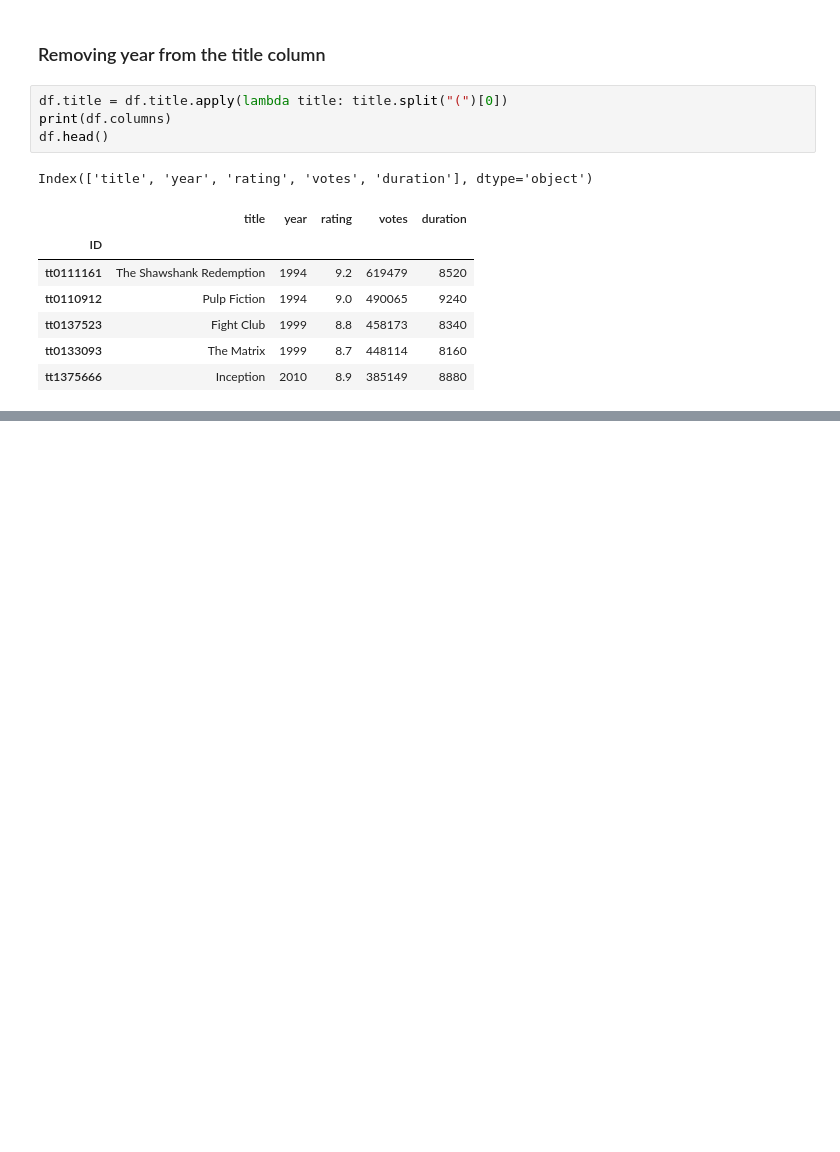
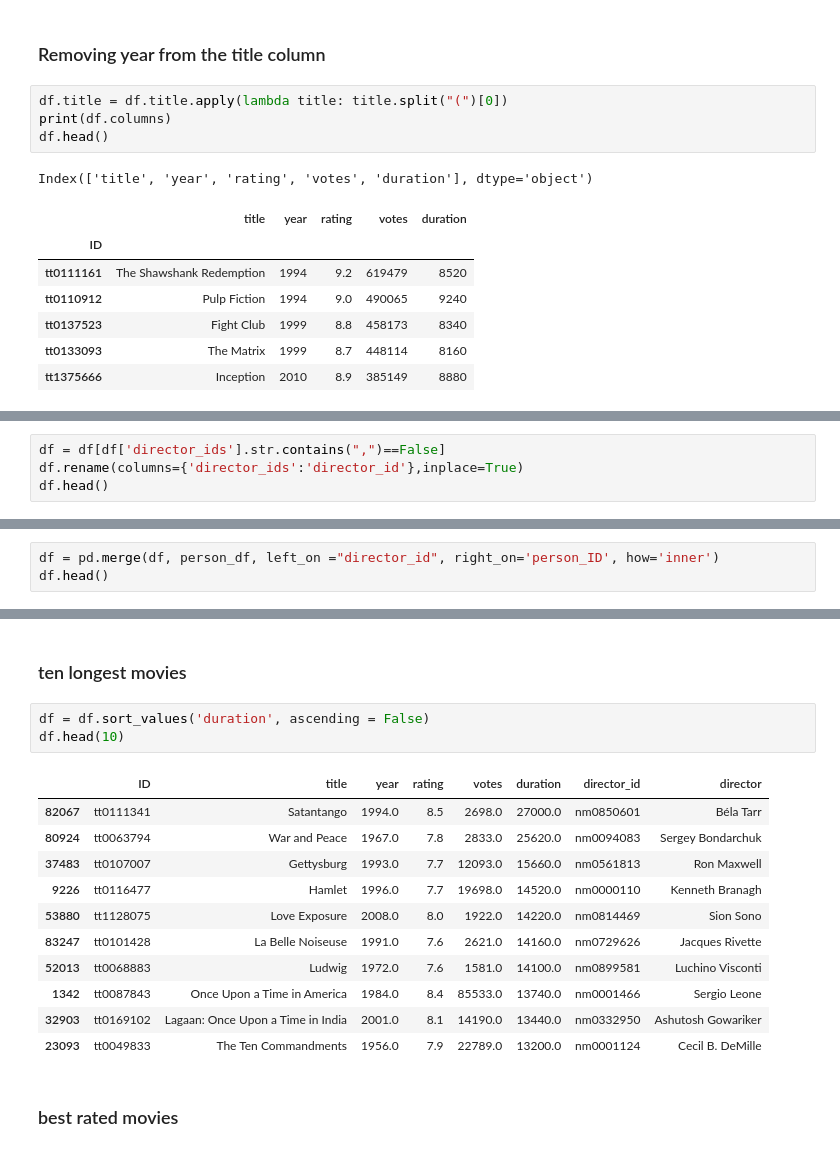
Before and after one commit to devbaafi/baafi_slah_pandas_hw_solution, a Jupyter notebook: kofi_slah_solution.ipynb, the cells around one changed output, grey strips where cells are left out. Cells and saved outputs as stored; diff of their text form; blank space fills up the shorter version.

```diff
--- a/kofi_slah_solution.ipynb
+++ b/kofi_slah_solution.ipynb
@@ -97,0 +144,4 @@ Index(['title', 'year', 'rating', 'votes', 'duration'], dtype='object')
+# %%
+df = df[df['director_ids'].str.contains(",")==False]
+df.rename(columns={'director_ids':'director_id'},inplace=True)
+df.head()
@@ -97,0 +157,3 @@ Index(['title', 'year', 'rating', 'votes', 'duration'], dtype='object')
+# %%
+df = pd.merge(df, person_df, left_on ="director_id", right_on='person_ID', how='inner')
+df.head()
@@ -97,0 +199,19 @@ Index(['title', 'year', 'rating', 'votes', 'duration'], dtype='object')
+# %% [markdown]
+### ten longest movies
+# %%
+df = df.sort_values('duration', ascending = False)
+df.head(10)
+# %% [output]
+|  | ID | title | year | rating | votes | duration | director_id | director |
+| 82067 | tt0111341 | Satantango | 1994.0 | 8.5 | 2698.0 | 27000.0 | nm0850601 | Béla Tarr |
+| 80924 | tt0063794 | War and Peace | 1967.0 | 7.8 | 2833.0 | 25620.0 | nm0094083 | Sergey Bondarchuk |
+| 37483 | tt0107007 | Gettysburg | 1993.0 | 7.7 | 12093.0 | 15660.0 | nm0561813 | Ron Maxwell |
+| 9226 | tt0116477 | Hamlet | 1996.0 | 7.7 | 19698.0 | 14520.0 | nm0000110 | Kenneth Branagh |
+| 53880 | tt1128075 | Love Exposure | 2008.0 | 8.0 | 1922.0 | 14220.0 | nm0814469 | Sion Sono |
+| 83247 | tt0101428 | La Belle Noiseuse | 1991.0 | 7.6 | 2621.0 | 14160.0 | nm0729626 | Jacques Rivette |
+| 52013 | tt0068883 | Ludwig | 1972.0 | 7.6 | 1581.0 | 14100.0 | nm0899581 | Luchino Visconti |
+| 1342 | tt0087843 | Once Upon a Time in America | 1984.0 | 8.4 | 85533.0 | 13740.0 | nm0001466 | Sergio Leone |
+| 32903 | tt0169102 | Lagaan: Once Upon a Time in India | 2001.0 | 8.1 | 14190.0 | 13440.0 | nm0332950 | Ashutosh Gowariker |
+| 23093 | tt0049833 | The Ten Commandments | 1956.0 | 7.9 | 22789.0 | 13200.0 | nm0001124 | Cecil B. DeMille |
+# %% [markdown]
+### best rated movies
```
Also changed, not shown: parts of 25 cells of this notebook.
